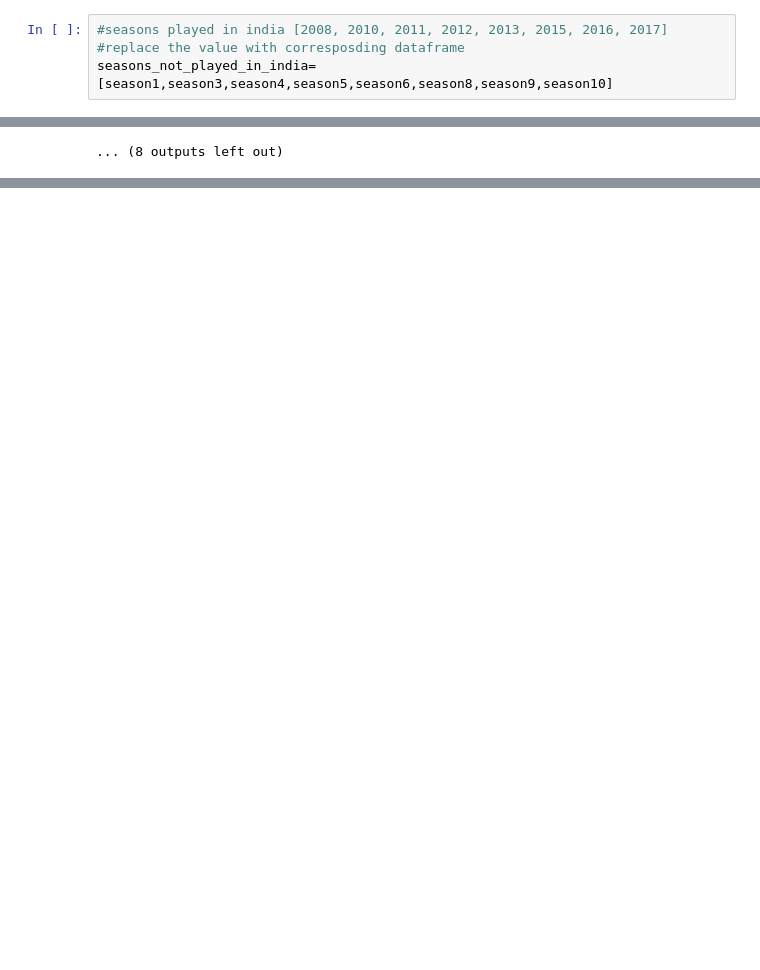
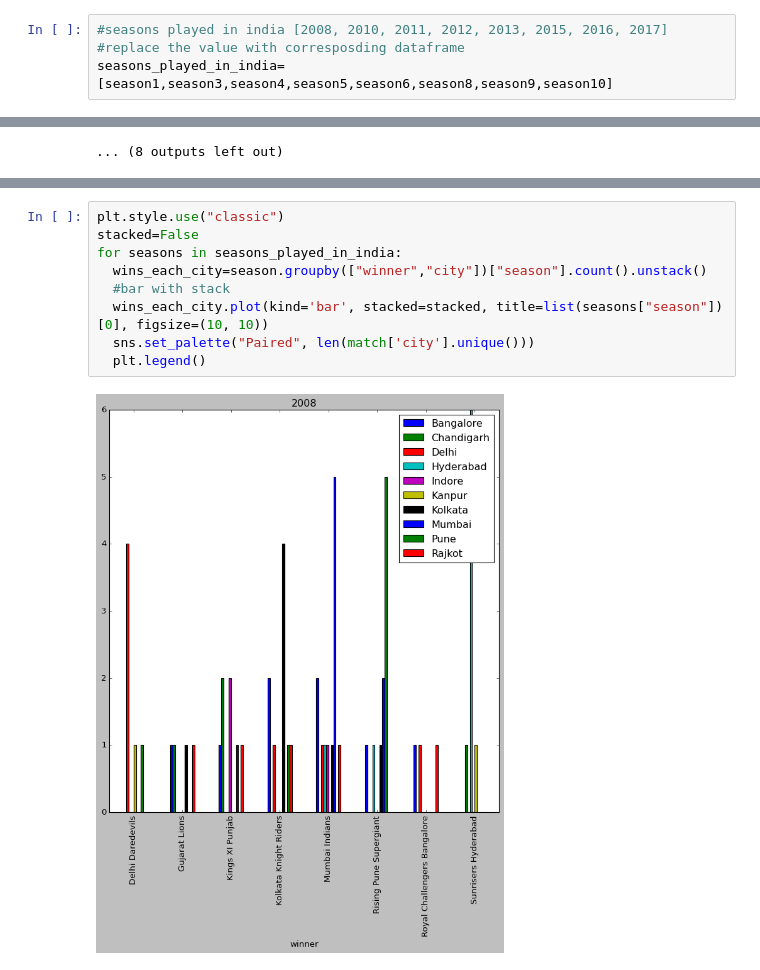
Before and after one commit to Aiant1/Data_Analysis_Projects, a Jupyter notebook: Indian_Premier_League_Data_analysis.ipynb, the cells around one changed output, grey strips where cells are left out. Cells and saved outputs as stored; diff of their text form; blank space fills up the shorter version.

```diff
--- a/Indian_Premier_League_Data_analysis.ipynb
+++ b/Indian_Premier_League_Data_analysis.ipynb
@@ -246,5 +237,5 @@ seasons played in india [2008, 2010, 2011, 2012, 2013, 2015, 2016, 2017]
 # %%
 #seasons played in india [2008, 2010, 2011, 2012, 2013, 2015, 2016, 2017]
 #replace the value with corresposding dataframe
-seasons_not_played_in_india=[season1,season3,season4,season5,season6,season8,season9,season10]
+seasons_played_in_india=[season1,season3,season4,season5,season6,season8,season9,season10]
 # %%
@@ -366,0 +341,11 @@ season1["winner"].value_counts().plot(kind="bar")
+# %%
+plt.style.use("classic")
+stacked=False
+for seasons in seasons_played_in_india:
+  wins_each_city=season.groupby(["winner","city"])["season"].count().unstack()
+  #bar with stack
+  wins_each_city.plot(kind='bar', stacked=stacked, title=list(seasons["season"])[0], figsize=(10, 10))
+  sns.set_palette("Paired", len(match['city'].unique()))
+  plt.legend()
+# %% [output]
+[figure, added]
```
Also changed, not shown: parts of 17 cells of this notebook.
